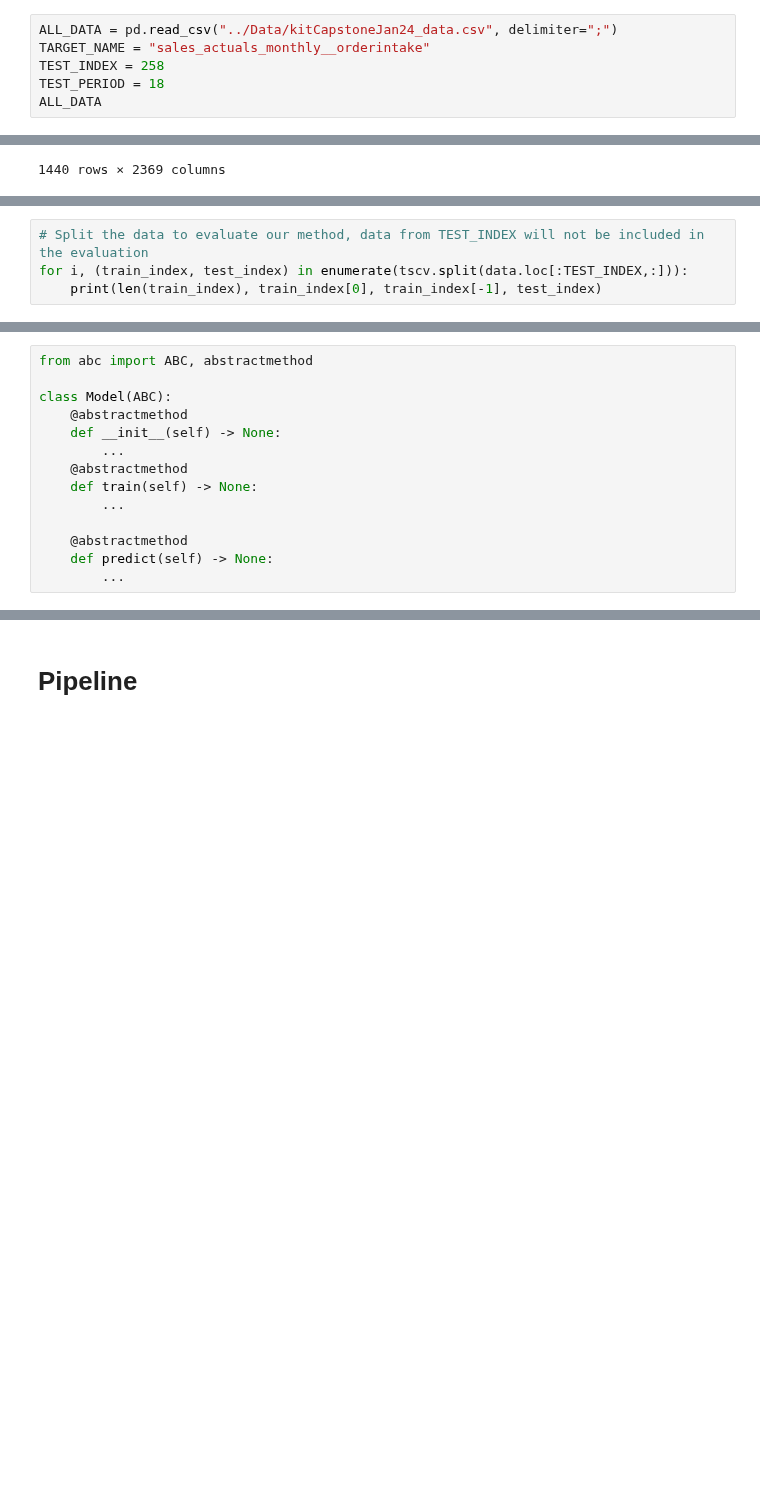
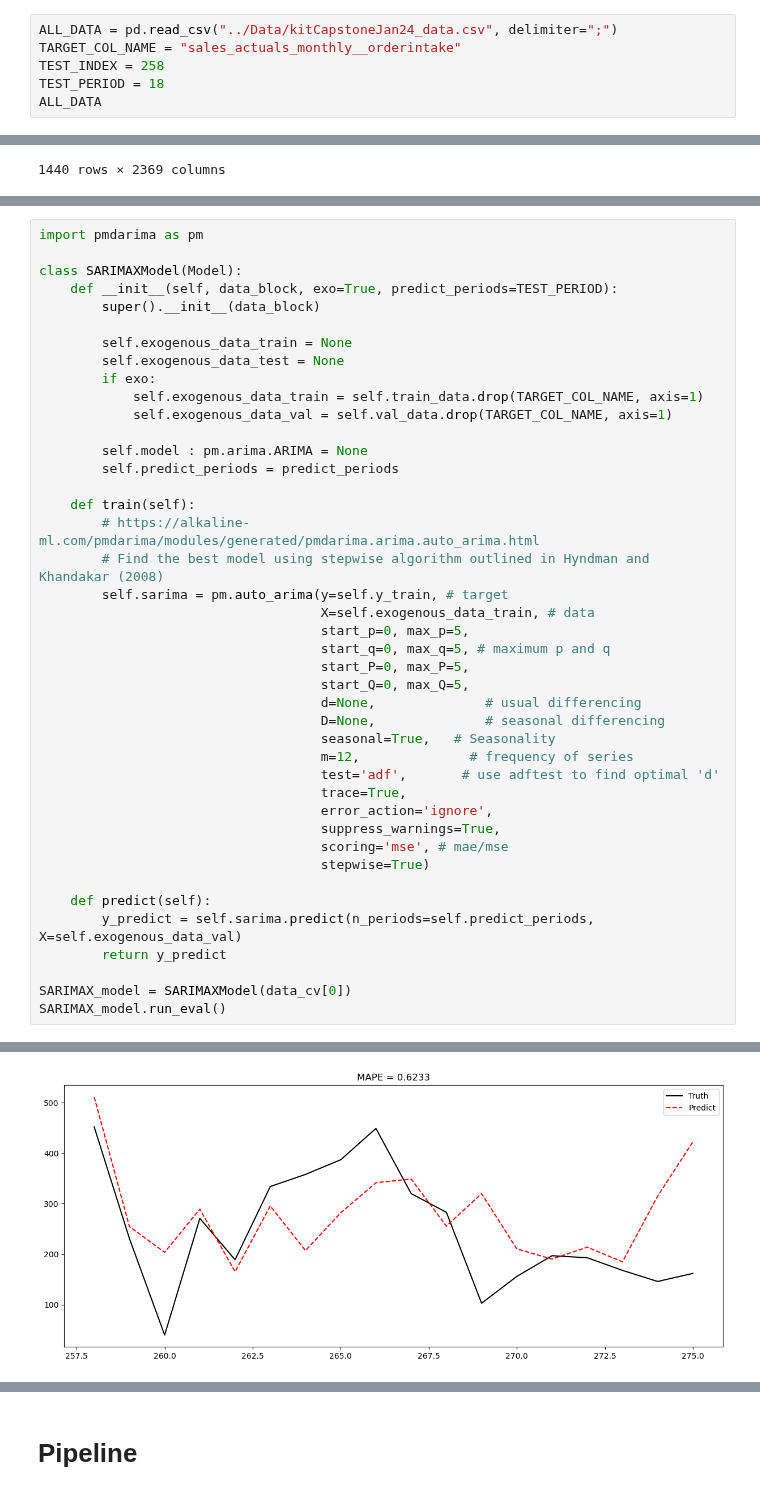
Before and after one commit to zuivu/porsche-forecast-sale, a Jupyter notebook: code/model.ipynb, the cells around one changed output, grey strips where cells are left out. Drawn from its saved outputs; the diff is of its cells as text; blank space fills up the shorter version.

Commit message:
arima and xgboost

```diff
--- a/code/model.ipynb
+++ b/code/model.ipynb
@@ -8,7 +8,7 @@ from sklearn.model_selection import TimeSeriesSplit
 tscv = TimeSeriesSplit(n_splits=4, max_train_size=60, test_size=18) # Train size is 5 years
 # %%
 ALL_DATA = pd.read_csv("../Data/kitCapstoneJan24_data.csv", delimiter=";")
-TARGET_NAME = "sales_actuals_monthly__orderintake"
+TARGET_COL_NAME = "sales_actuals_monthly__orderintake"
 TEST_INDEX = 258
 TEST_PERIOD = 18
 ALL_DATA
@@ -53,4 +44,0 @@ data
-# %%
-# Split the data to evaluate our method, data from TEST_INDEX will not be included in the evaluation
-for i, (train_index, test_index) in enumerate(tscv.split(data.loc[:TEST_INDEX,:])):
-    print(len(train_index), train_index[0], train_index[-1], test_index)
@@ -64,14 +108,43 @@ for i, (train_index, test_index) in enumerate(tscv.split(data.loc[:TEST_INDEX,:]
-# %%
-from abc import ABC, abstractmethod
-
-class Model(ABC):
-    @abstractmethod
-    def __init__(self) -> None:
-        ...
-    @abstractmethod
-    def train(self) -> None:
-        ...
-
-    @abstractmethod
-    def predict(self) -> None:
-        ...
+# %%
+import pmdarima as pm
+
+class SARIMAXModel(Model):
+    def __init__(self, data_block, exo=True, predict_periods=TEST_PERIOD):
+        super().__init__(data_block)
+
+        self.exogenous_data_train = None
+        self.exogenous_data_test = None
+        if exo:
+            self.exogenous_data_train = self.train_data.drop(TARGET_COL_NAME, axis=1)
+            self.exogenous_data_val = self.val_data.drop(TARGET_COL_NAME, axis=1)
+
+        self.model : pm.arima.ARIMA = None
+        self.predict_periods = predict_periods
+
+    def train(self):
+        # https://alkaline-ml.com/pmdarima/modules/generated/pmdarima.arima.auto_arima.html
+        # Find the best model using stepwise algorithm outlined in Hyndman and Khandakar (2008)
+        self.sarima = pm.auto_arima(y=self.y_train, # target
+                                    X=self.exogenous_data_train, # data
+                                    start_p=0, max_p=5,
+                                    start_q=0, max_q=5, # maximum p and q
+                                    start_P=0, max_P=5,
+                                    start_Q=0, max_Q=5,
+                                    d=None,              # usual differencing
+                                    D=None,              # seasonal differencing
+                                    seasonal=True,   # Seasonality
+                                    m=12,              # frequency of series
+                                    test='adf',       # use adftest to find optimal 'd'
+                                    trace=True,
+                                    error_action='ignore',
+                                    suppress_warnings=True,
+                                    scoring='mse', # mae/mse
+                                    stepwise=True)
+
+    def predict(self):
+        y_predict = self.sarima.predict(n_periods=self.predict_periods, X=self.exogenous_data_val)
+        return y_predict
+
+SARIMAX_model = SARIMAXModel(data_cv[0])
+SARIMAX_model.run_eval()
+# %% [output]
@@ -77,0 +168 @@ class Model(ABC):
+[figure, added]
```
Also changed, not shown: parts of 16 cells of this notebook.
